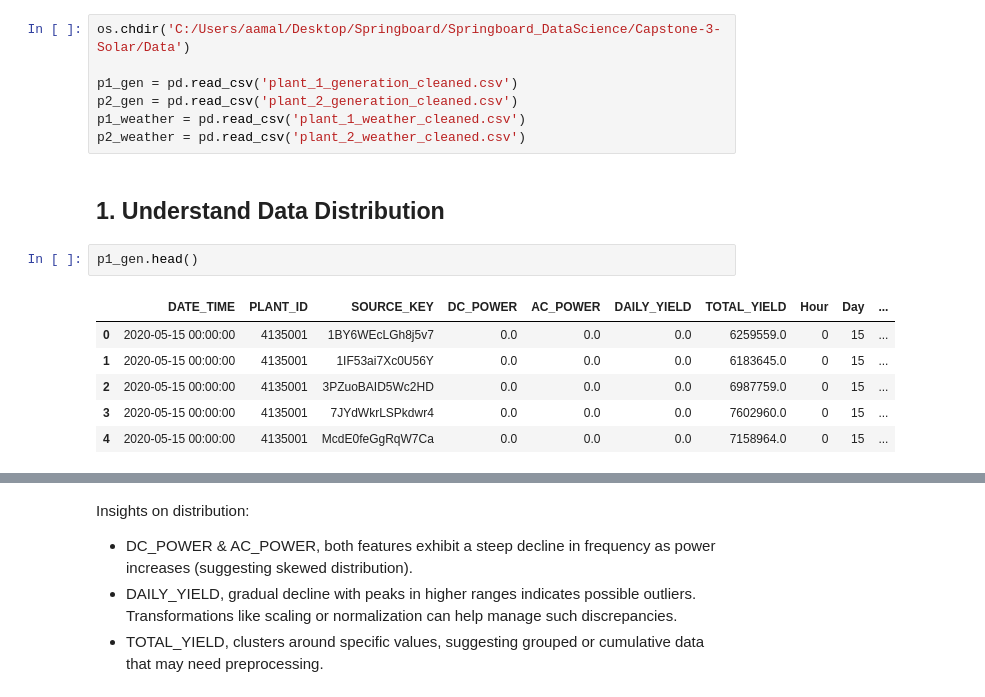
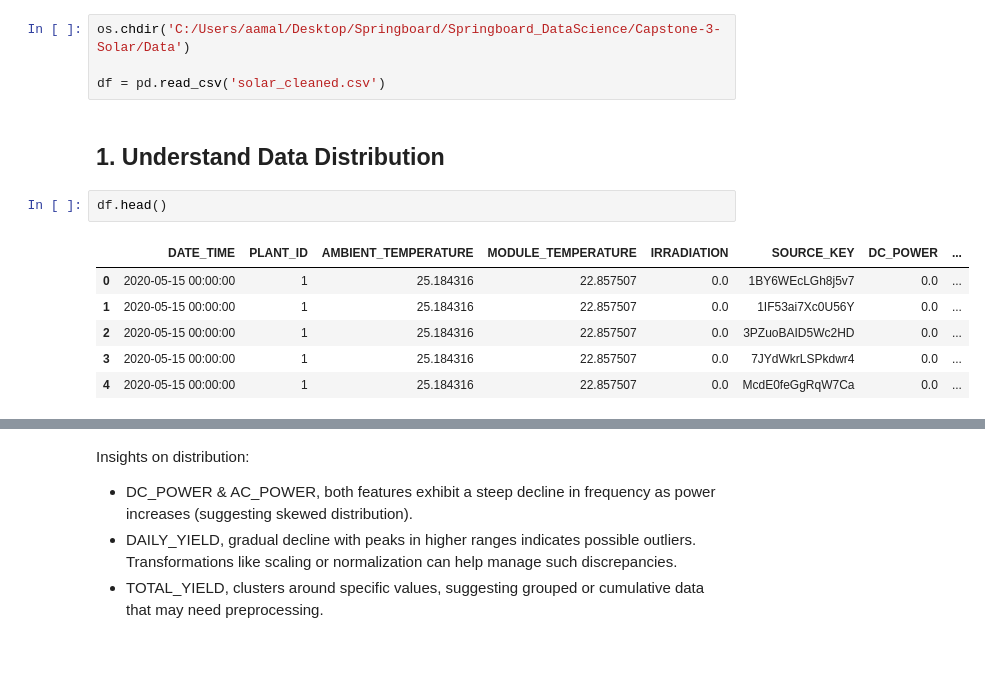
Before and after one commit to audreymalloy/Springboard_DataScience, a Jupyter notebook: Capstone-3-Solar/EDA/solar_eda.ipynb, the cells around one changed output, grey strips where cells are left out. Cells and saved outputs as stored; diff of their text form; blank space fills up the shorter version.

```diff
--- a/Capstone-3-Solar/EDA/solar_eda.ipynb
+++ b/Capstone-3-Solar/EDA/solar_eda.ipynb
@@ -24,19 +24,16 @@ import seaborn as sns
 # %%
 os.chdir('C:/Users/aamal/Desktop/Springboard/Springboard_DataScience/Capstone-3-Solar/Data')
 
-p1_gen = pd.read_csv('plant_1_generation_cleaned.csv')
-p2_gen = pd.read_csv('plant_2_generation_cleaned.csv')
-p1_weather = pd.read_csv('plant_1_weather_cleaned.csv')
-p2_weather = pd.read_csv('plant_2_weather_cleaned.csv')
+df = pd.read_csv('solar_cleaned.csv')
 # %% [markdown]
 ## 1. Understand Data Distribution
 # %%
-p1_gen.head()
+df.head()
 # %% [output]
-|  | DATE_TIME | PLANT_ID | SOURCE_KEY | DC_POWER | AC_POWER | DAILY_YIELD | TOTAL_YIELD | Hour | Day | ... |
-| 0 | 2020-05-15 00:00:00 | 4135001 | 1BY6WEcLGh8j5v7 | 0.0 | 0.0 | 0.0 | 6259559.0 | 0 | 15 | ... |
-| 1 | 2020-05-15 00:00:00 | 4135001 | 1IF53ai7Xc0U56Y | 0.0 | 0.0 | 0.0 | 6183645.0 | 0 | 15 | ... |
-| 2 | 2020-05-15 00:00:00 | 4135001 | 3PZuoBAID5Wc2HD | 0.0 | 0.0 | 0.0 | 6987759.0 | 0 | 15 | ... |
-| 3 | 2020-05-15 00:00:00 | 4135001 | 7JYdWkrLSPkdwr4 | 0.0 | 0.0 | 0.0 | 7602960.0 | 0 | 15 | ... |
-| 4 | 2020-05-15 00:00:00 | 4135001 | McdE0feGgRqW7Ca | 0.0 | 0.0 | 0.0 | 7158964.0 | 0 | 15 | ... |
+|  | DATE_TIME | PLANT_ID | AMBIENT_TEMPERATURE | MODULE_TEMPERATURE | IRRADIATION | SOURCE_KEY | DC_POWER | ... |
+| 0 | 2020-05-15 00:00:00 | 1 | 25.184316 | 22.857507 | 0.0 | 1BY6WEcLGh8j5v7 | 0.0 | ... |
+| 1 | 2020-05-15 00:00:00 | 1 | 25.184316 | 22.857507 | 0.0 | 1IF53ai7Xc0U56Y | 0.0 | ... |
+| 2 | 2020-05-15 00:00:00 | 1 | 25.184316 | 22.857507 | 0.0 | 3PZuoBAID5Wc2HD | 0.0 | ... |
+| 3 | 2020-05-15 00:00:00 | 1 | 25.184316 | 22.857507 | 0.0 | 7JYdWkrLSPkdwr4 | 0.0 | ... |
+| 4 | 2020-05-15 00:00:00 | 1 | 25.184316 | 22.857507 | 0.0 | McdE0feGgRqW7Ca | 0.0 | ... |
 # %%
```
Also changed, not shown: parts of 32 cells of this notebook.
